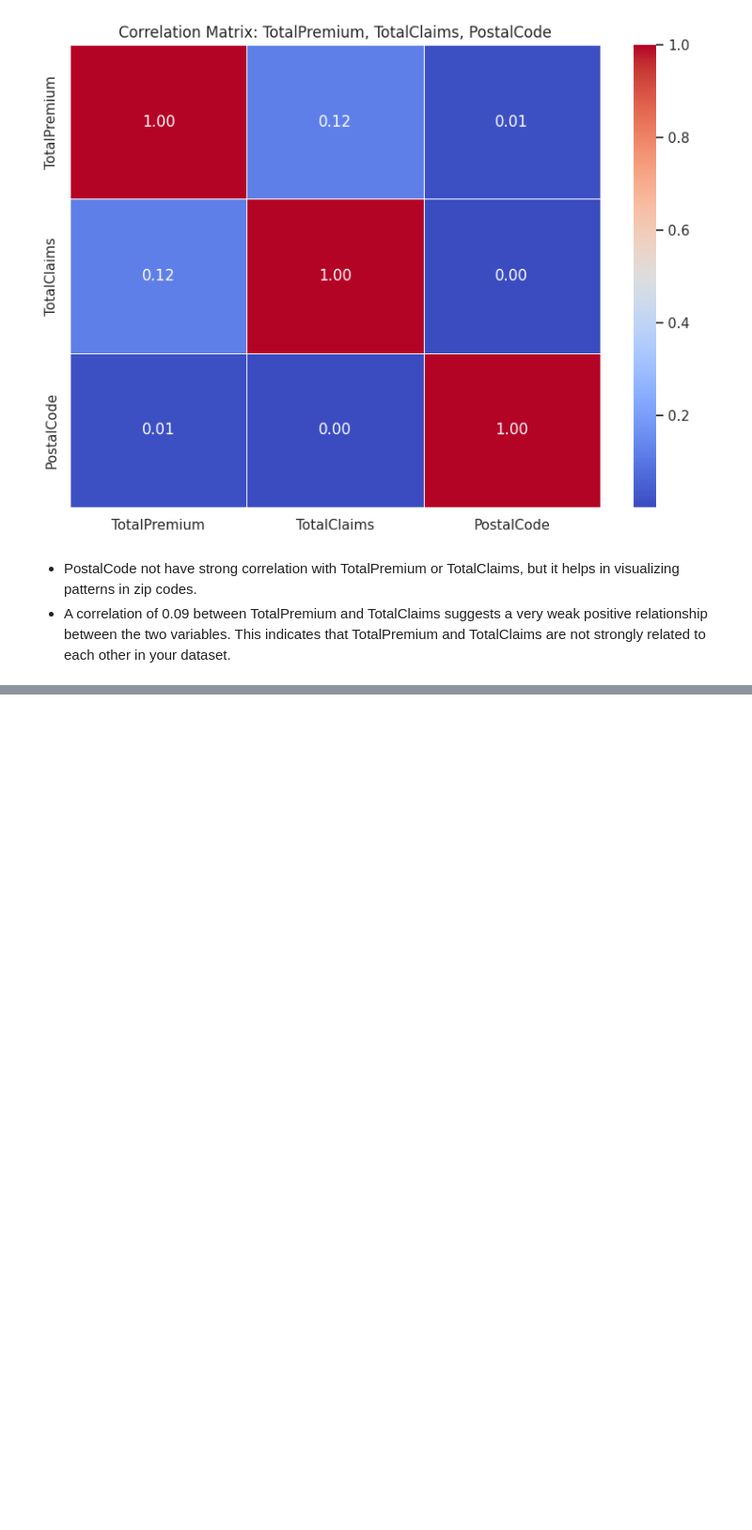
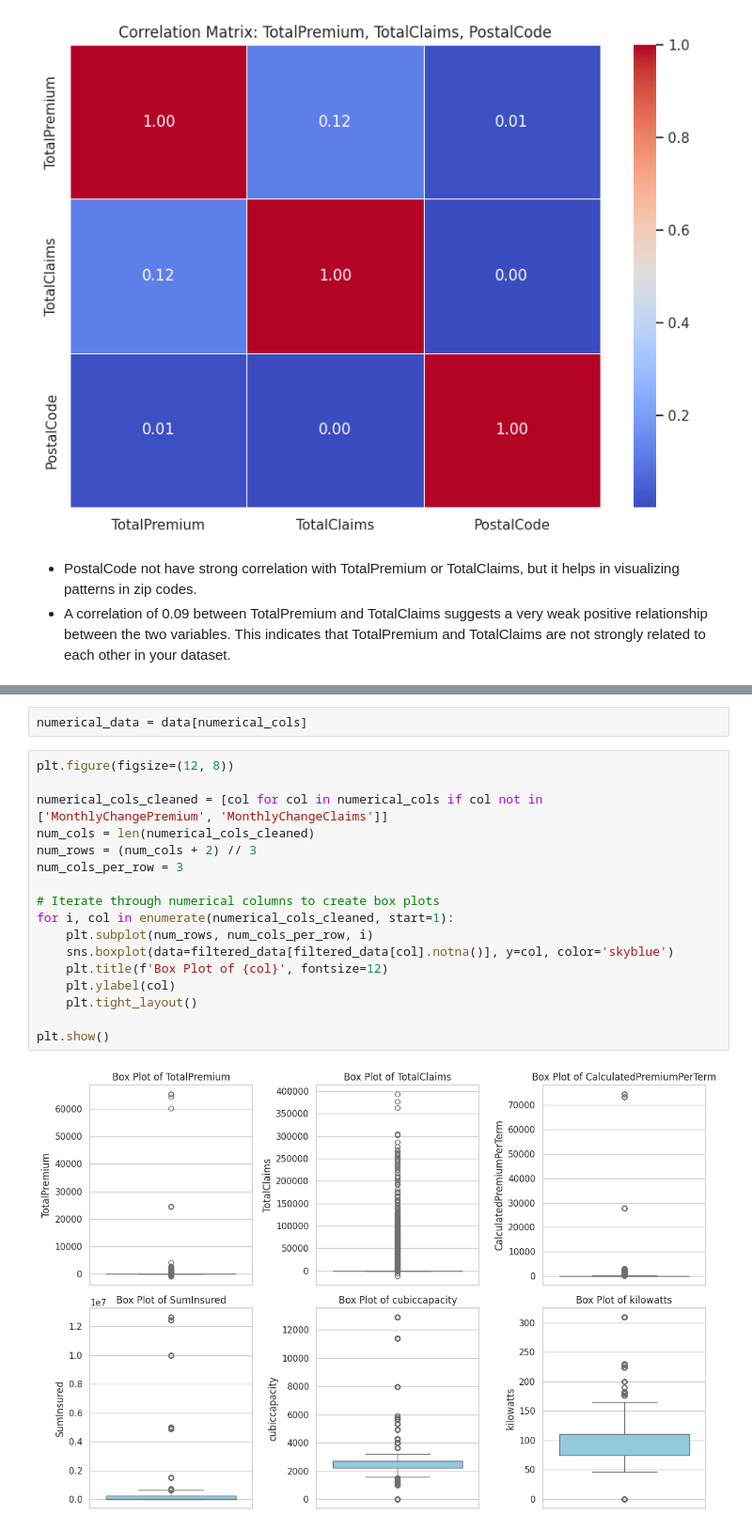
Before and after one commit to wendirad/weekThree, a Jupyter notebook: notebooks/task_1.ipynb, the cells around one changed output, grey strips where cells are left out. Shown: that part at 94% size. Saved outputs shown, nothing was run; the diff lists cells and outputs as text; blank space fills up the shorter version.

```diff
--- a/notebooks/task_1.ipynb
+++ b/notebooks/task_1.ipynb
@@ -199,0 +282,21 @@ plt.show()
+# %%
+numerical_data = data[numerical_cols]
+# %%
+plt.figure(figsize=(12, 8))
+
+numerical_cols_cleaned = [col for col in numerical_cols if col not in ['MonthlyChangePremium', 'MonthlyChangeClaims']]
+num_cols = len(numerical_cols_cleaned)
+num_rows = (num_cols + 2) // 3
+num_cols_per_row = 3
+
+# Iterate through numerical columns to create box plots
+for i, col in enumerate(numerical_cols_cleaned, start=1):
+    plt.subplot(num_rows, num_cols_per_row, i)
+    sns.boxplot(data=filtered_data[filtered_data[col].notna()], y=col, color='skyblue')
+    plt.title(f'Box Plot of {col}', fontsize=12)
+    plt.ylabel(col)
+    plt.tight_layout()
+
+plt.show()
+# %% [output]
+[figure, added]
```
Also changed, not shown: parts of 5 cells of this notebook.
